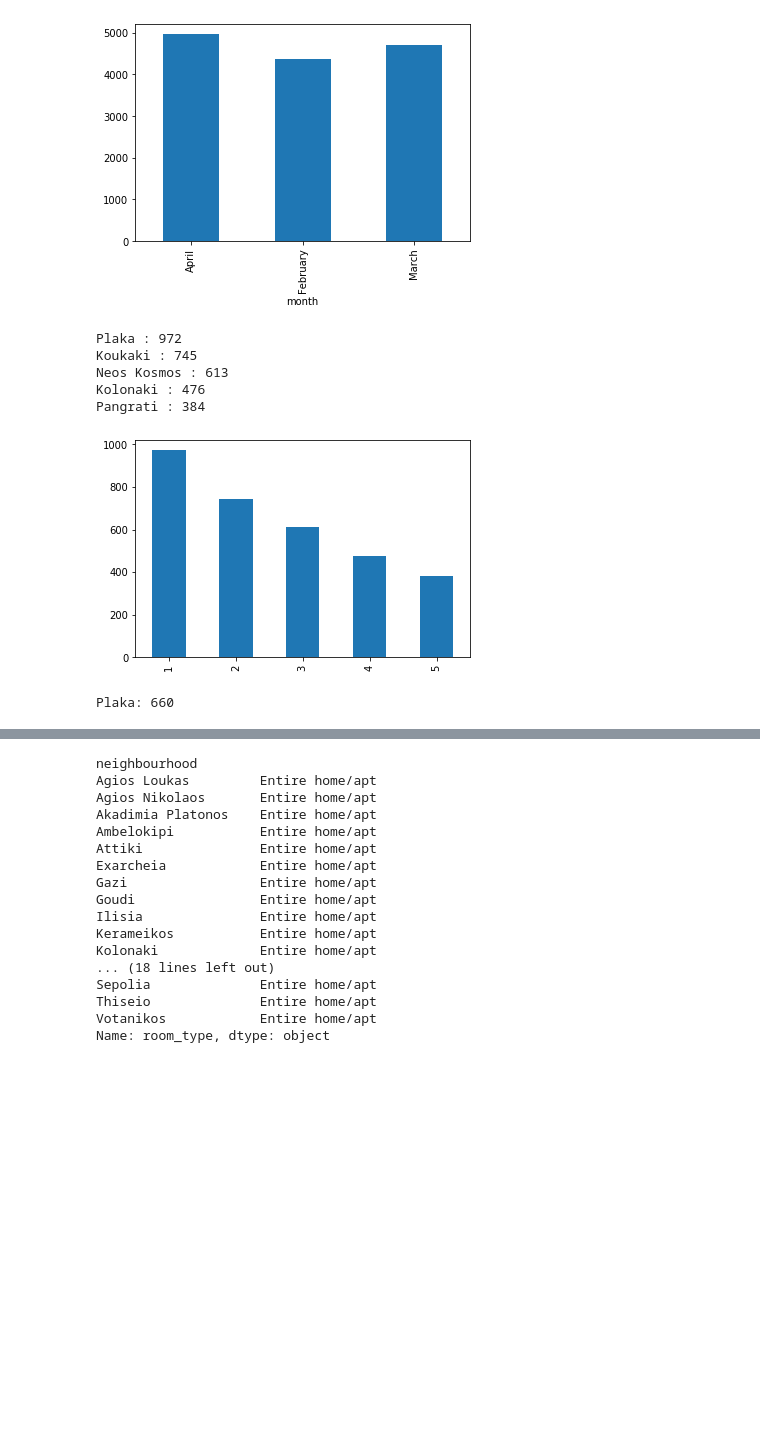
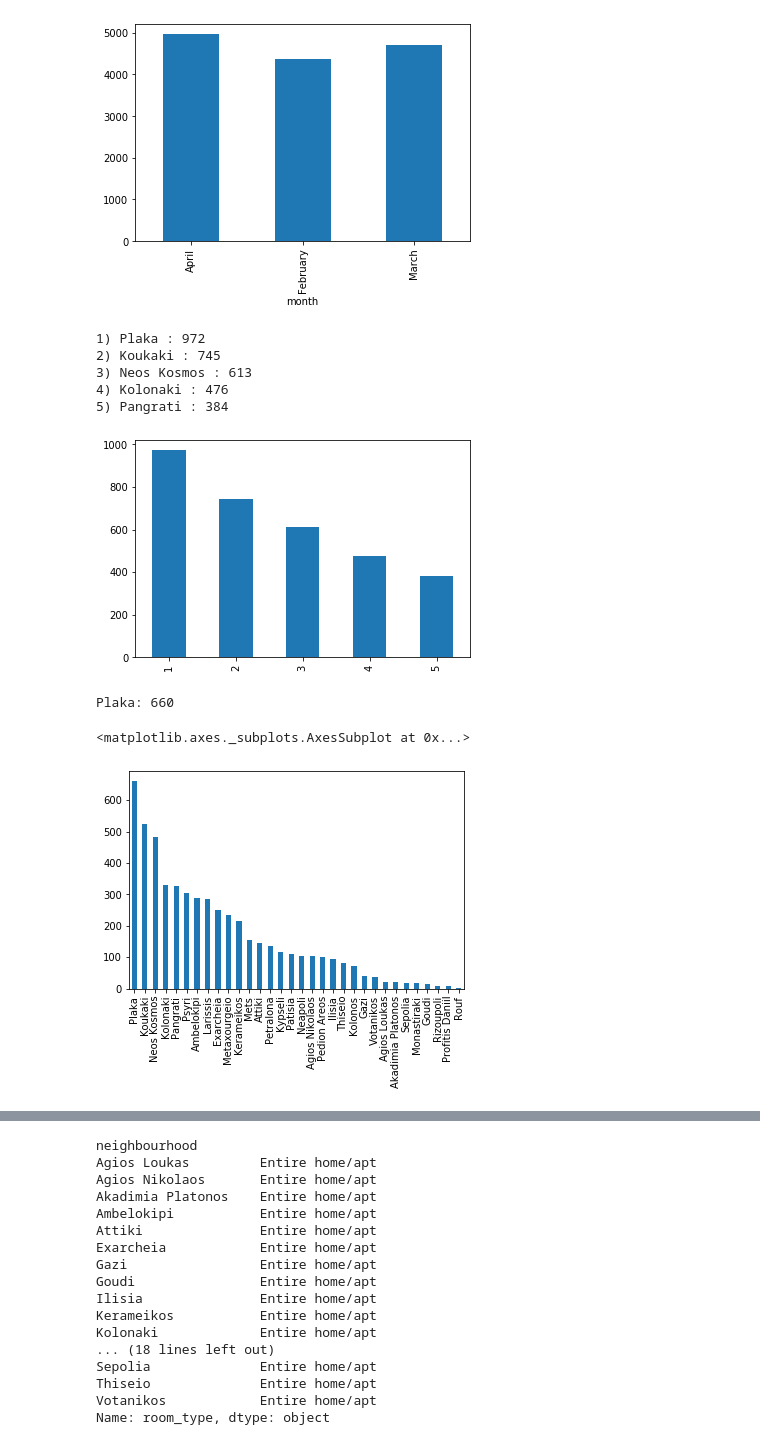
Before and after one commit to GiannisTzierakis/dataMining, a Jupyter notebook: PRJ1.ipynb, the cells around one changed output, grey strips where cells are left out. Saved outputs shown, nothing was run; the diff lists cells and outputs as text; code cells hidden in the pictures; blank space fills up the shorter version.

```diff
--- a/PRJ1.ipynb
+++ b/PRJ1.ipynb
@@ -146,26 +151,29 @@ df.groupby('month')['price'].count().plot.bar();
 df.sort_values('number_of_reviews',inplace = True,ascending=False)
 n_list=df['neighbourhood'].value_counts()[:5].index.tolist()
 review_num=df['number_of_reviews'].value_counts()[:5].tolist()
-for i in range(0,5):
-    print(n_list[i],": %d"%review_num[i])
+for i in range(1,6):
+    print("%d)"%i,n_list[i-1],": %d"%review_num[i-1])
 
 
 df['number_of_reviews'].value_counts()[:5].plot.bar();
 # %% [output]
-Plaka : 972
-Koukaki : 745
-Neos Kosmos : 613
-Kolonaki : 476
-Pangrati : 384
+1) Plaka : 972
+2) Koukaki : 745
+3) Neos Kosmos : 613
+4) Kolonaki : 476
+5) Pangrati : 384
 [figure]
 # %%
 #Question 1.4
 # %%
 hood = new_df['neighbourhood'].value_counts().index[0]
 num_hood=new_df['neighbourhood'].value_counts().max()
 print(hood+": %d" % num_hood)
+new_df['neighbourhood'].value_counts().plot.bar()
 # %% [output]
 Plaka: 660
+<matplotlib.axes._subplots.AxesSubplot at 0x...>
+[figure, added]
 # %%
 #Question 1.5
 # %%
```
Also changed, not shown: parts of 12 cells of this notebook.
